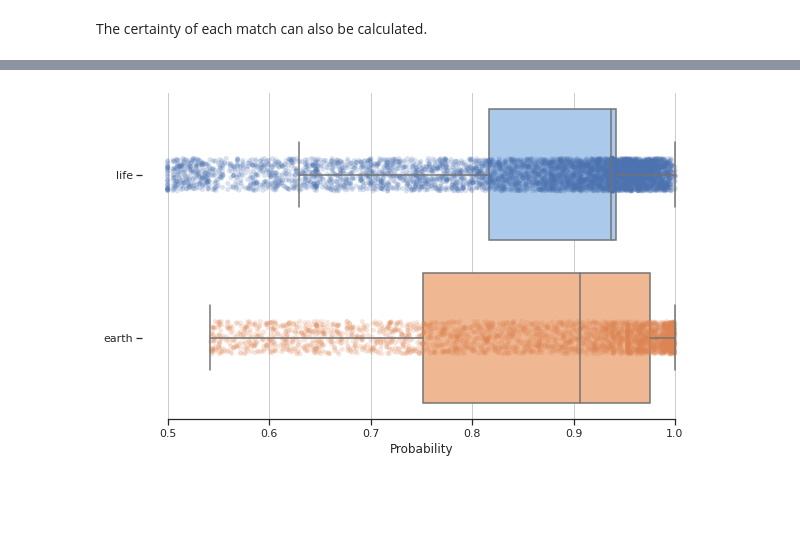
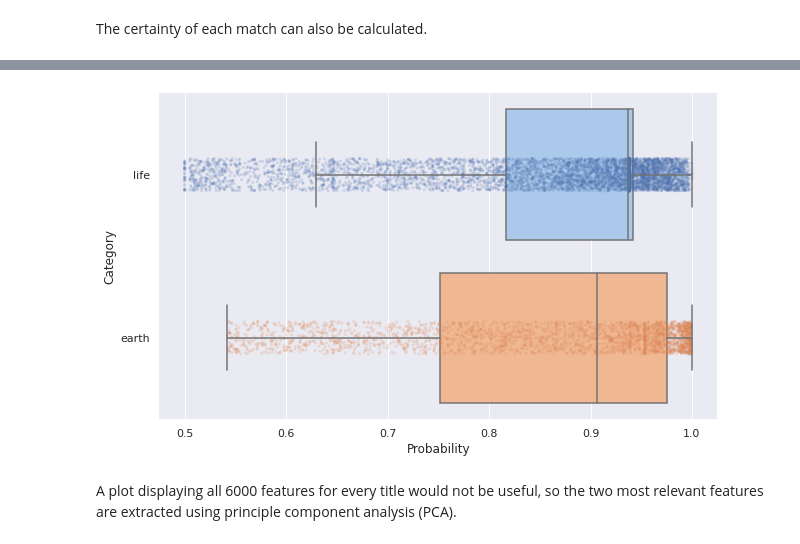
Before and after one commit to NaturalHistoryMuseum/synth_transform, a Jupyter notebook: notebooks/classifiers.ipynb, the cells around one changed output, grey strips where cells are left out. Drawn from its saved outputs; the diff is of its cells as text; code cells hidden in the pictures; blank space fills up the shorter version.

Commit message:
Added visualisations to the classifiers notebook

```diff
--- a/notebooks/classifiers.ipynb
+++ b/notebooks/classifiers.ipynb
@@ -387,17 +402,17 @@ EARTH:
 # %%
 from matplotlib import pyplot as plt
 import seaborn as sns
 
-sns.set_theme(style="ticks")
+sns.set_theme(style='darkgrid')
 
 fig, ax = plt.subplots(figsize=(10, 6))
 sns.boxplot(x='Probability', y='Category', data=category_probability, palette='pastel', fliersize=0)
-sns.stripplot(x='Probability', y='Category', data=category_probability, alpha=0.2, zorder=1)
+sns.stripplot(x='Probability', y='Category', data=category_probability, alpha=0.2, zorder=1, size=3)
 
-ax.xaxis.grid(True)
-ax.set(ylabel="")
 sns.despine(trim=True, left=True)
 
 plt.show()
 # %% [output]
-[figure, old version]
+[figure, new version]
+# %% [markdown]
+A plot displaying all 6000 features for every title would not be useful, so the two most relevant features are extracted using principle component analysis (PCA).
```
Also changed, not shown: parts of 10 cells of this notebook.
